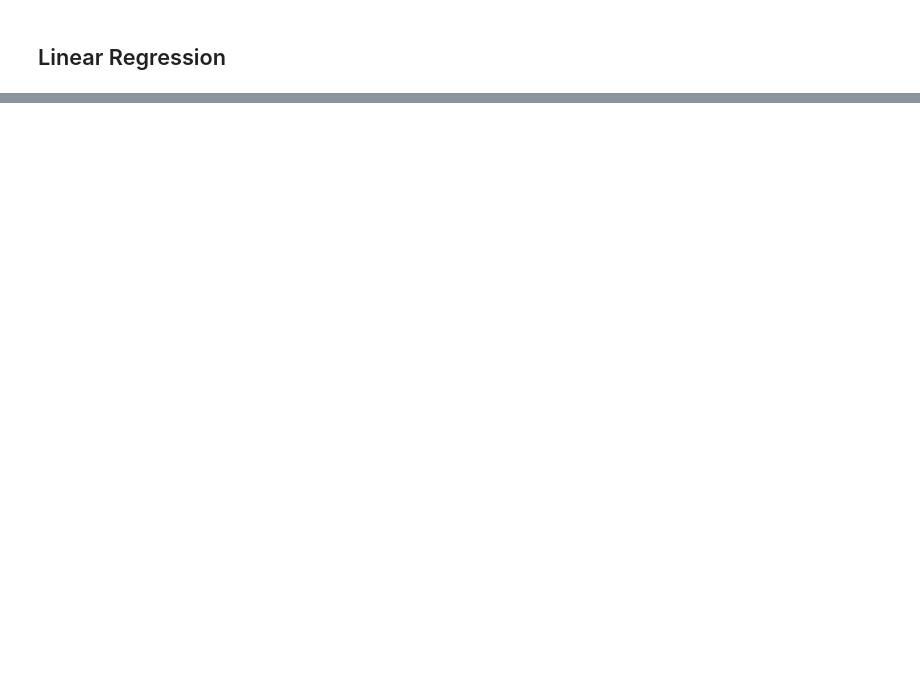
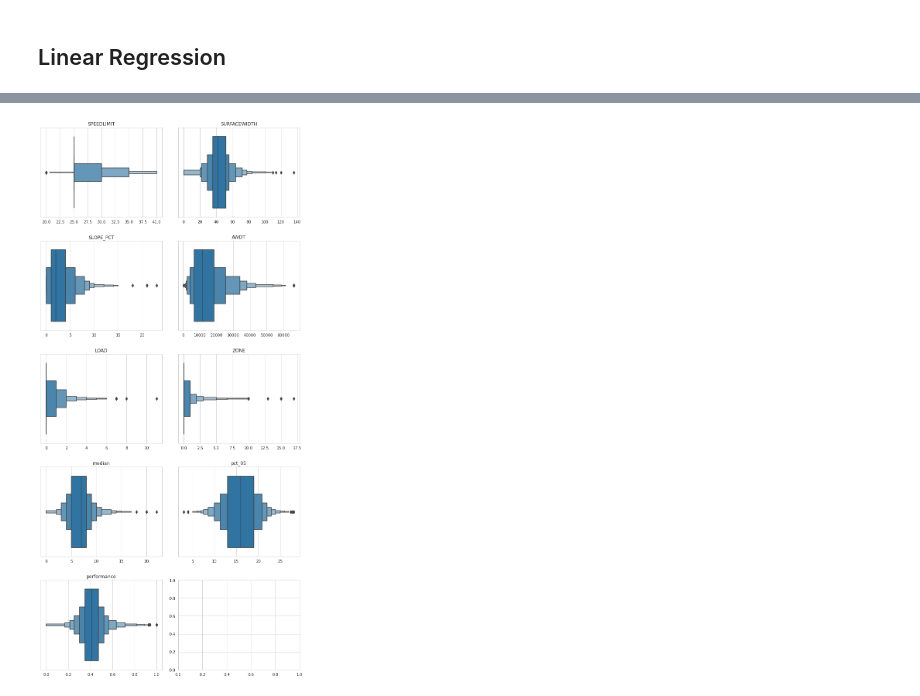
Before and after one commit to zackAemmer/transit_vis, a Jupyter notebook: transit_delay_modeling.ipynb, the cells around one changed output, grey strips where cells are left out. Cells and saved outputs as stored; diff of their text form; code cells hidden in the pictures; blank space fills up the shorter version.

```diff
--- a/transit_delay_modeling.ipynb
+++ b/transit_delay_modeling.ipynb
@@ -92,0 +178,12 @@ print(len(model_data))
+# %%
+# Check the numerical variables for outliers
+model_data_numeric = model_data[['SPEEDLIMIT','SURFACEWIDTH','SLOPE_PCT','AWDT','LOAD','ZONE','median','pct_95','performance']].copy()
+fig, axes = plt.subplots(nrows=5, ncols=2, figsize=(10,20))
+fig.tight_layout(h_pad=4)
+
+for i, col in enumerate(model_data_numeric.columns):
+    sns.boxenplot(x=model_data[col], ax=axes.flat[i])
+    axes.flat[i].set_title(col)
+    axes.flat[i].set_xlabel(None)
+# %% [output]
+[figure, added]
```
Also changed, not shown: parts of 22 cells of this notebook.
